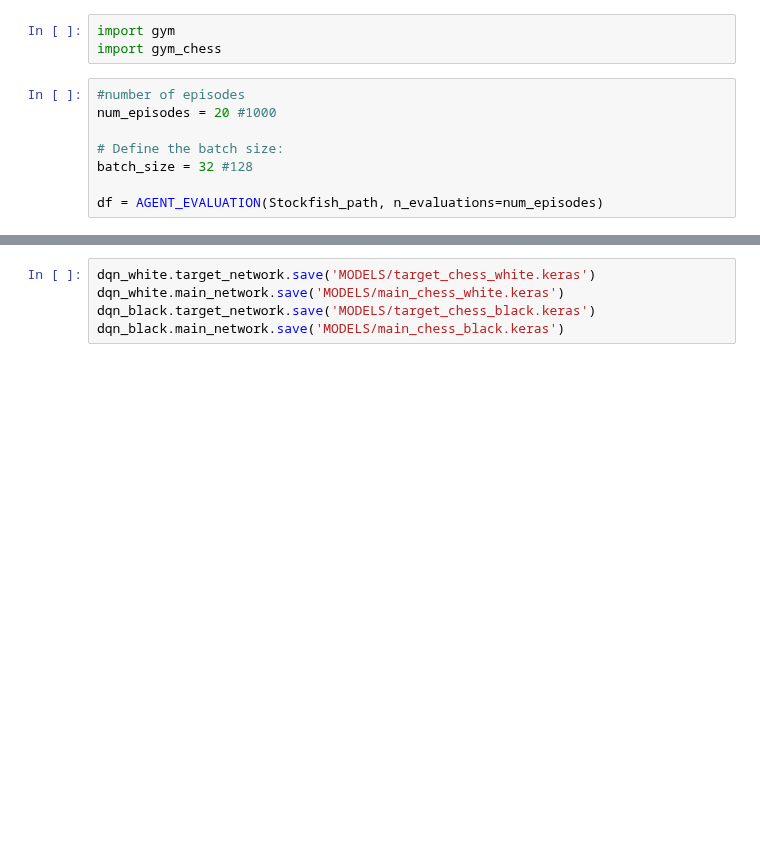
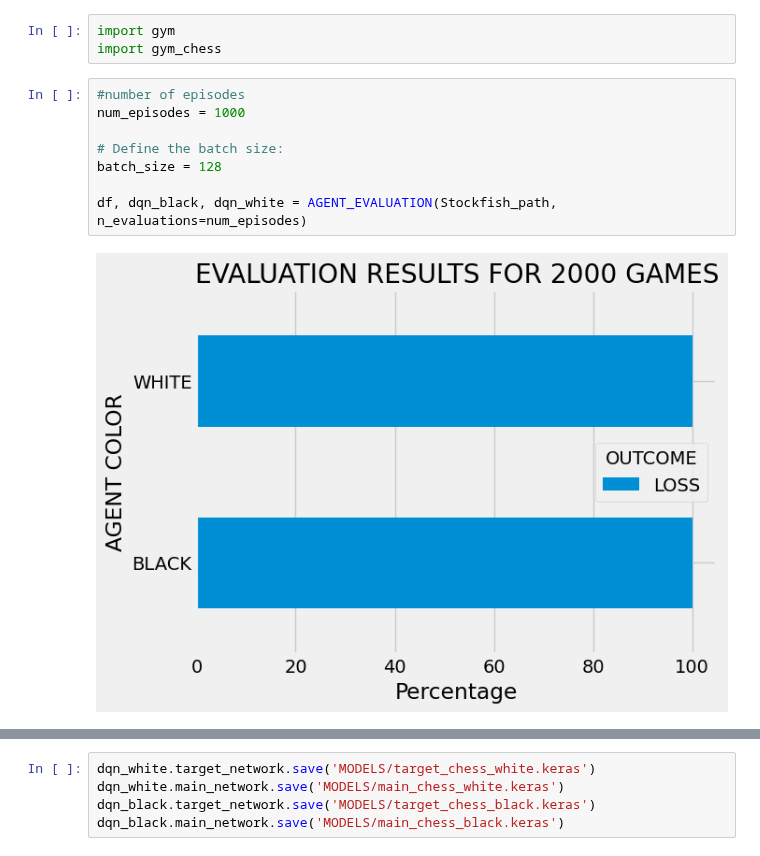
Before and after one commit to inesleonidasrocha/ChessRL23, a Jupyter notebook: RL PROJECT DeepQLearning.ipynb, the cells around one changed output, grey strips where cells are left out. Drawn from its saved outputs; the diff is of its cells as text; blank space fills up the shorter version.

```diff
--- a/RL PROJECT DeepQLearning.ipynb
+++ b/RL PROJECT DeepQLearning.ipynb
@@ -669,12 +710,14 @@ import gym
 import gym_chess
 # %%
 #number of episodes
-num_episodes = 20 #1000
+num_episodes = 1000
 
 # Define the batch size:
-batch_size = 32 #128
+batch_size = 128
 
-df = AGENT_EVALUATION(Stockfish_path, n_evaluations=num_episodes)
+df, dqn_black, dqn_white = AGENT_EVALUATION(Stockfish_path, n_evaluations=num_episodes)
+# %% [output]
+[figure, added]
 # %%
 df.head()
 # %% [output]
```
Also changed, not shown: parts of 5 cells of this notebook, 4 other files.
